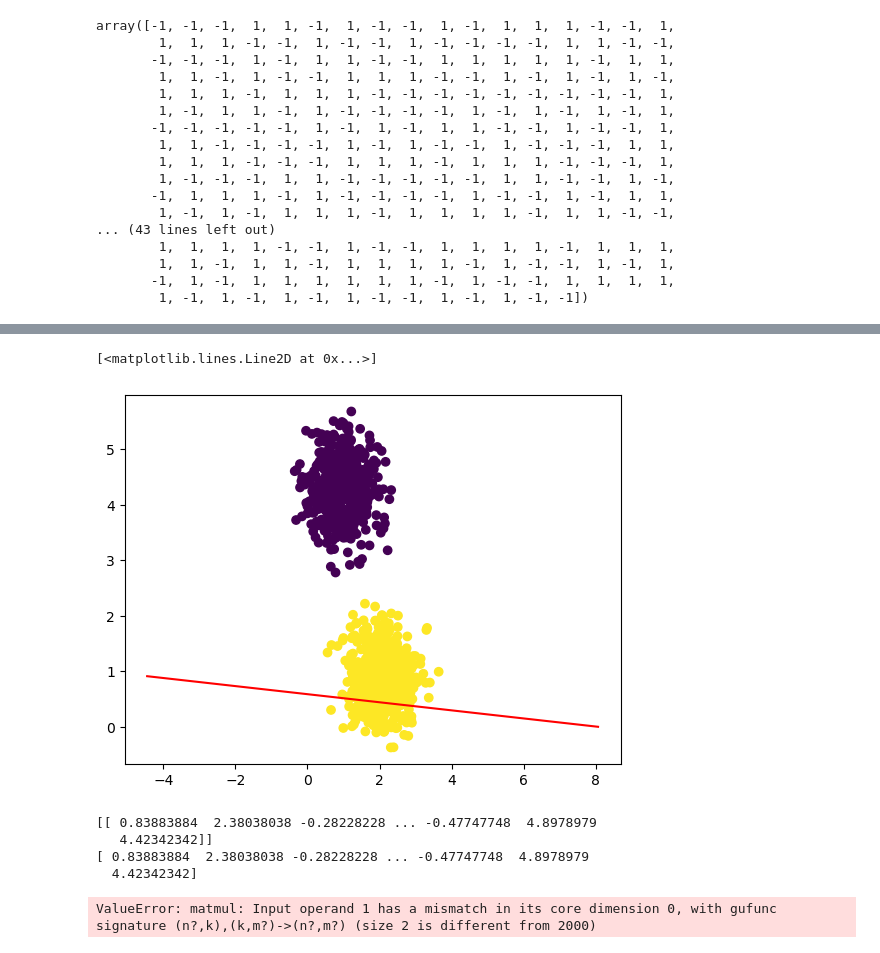
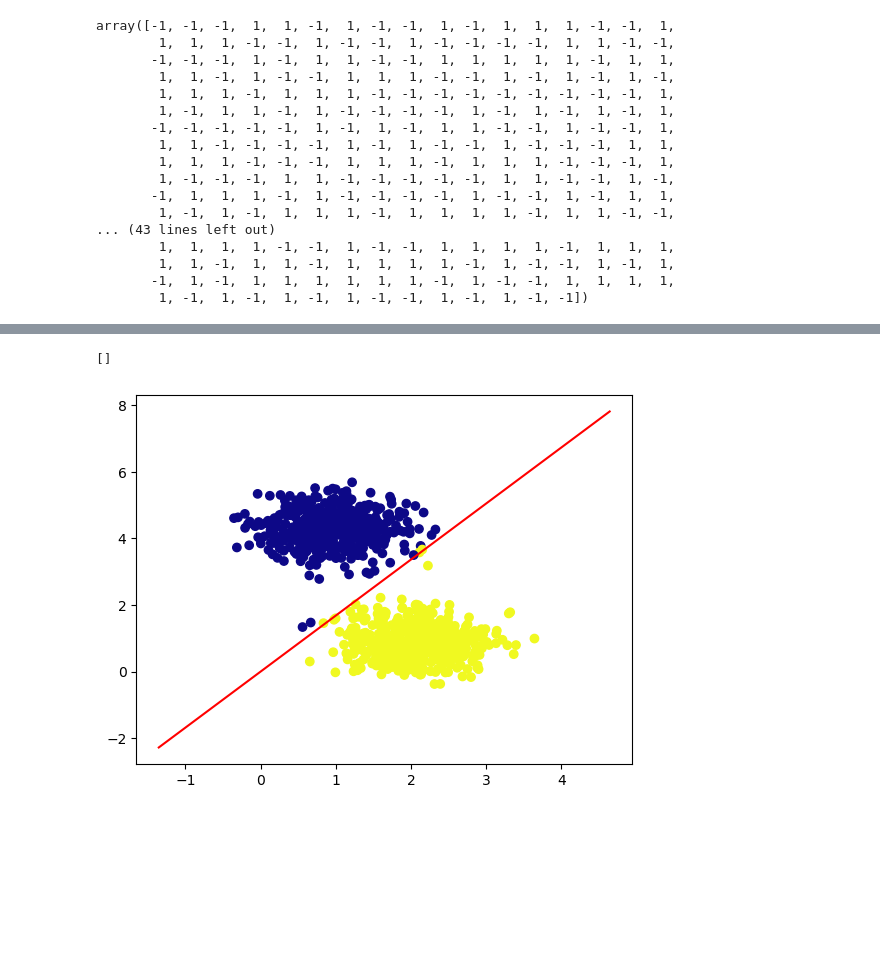
Before and after one commit to prakhar619/OptiML, a Jupyter notebook: Lab2.ipynb, the cells around one changed output, grey strips where cells are left out. Cells and saved outputs as stored; diff of their text form; code cells hidden in the pictures; blank space fills up the shorter version.

```diff
--- a/Lab2.ipynb
+++ b/Lab2.ipynb
@@ -166,9 +166,11 @@ def predict(w,x):
     for i in range(len(x)):
         y_hat_i = 1 if (x[i]@w.T) + b > 0 else -1
         y_hat.append(y_hat_i)
-    return y_hat
+    return np.array(y_hat)
 # %%
-print(w)
-w = train(w,x_1,y_1)
-predict(w,x_1)
+epoch = 1000
+for i in range(epoch):
+    w = train(w,x_1,y_1)
+y_hat = predict(w,x_1)
+y_hat
 # %% [output]
@@ -193,27 +194,12 @@ predict(w,x_1)
-# %%
-colors = y_1*100
-plt.scatter(x_1[:,0],x_1[:,1], c=colors, cmap='viridis')
-plt.plot((w),[0,b], c='red', label='line')
-# %% [output]
-[<matplotlib.lines.Line2D at 0x...>]
-[figure, removed]
-# %%
-x_11 = np.linspace(8,-6,1000)
-np.random.shuffle(x_11)
-x_22 =np.linspace(5,-1,1000)
-np.random.shuffle(x_22)
-x_11 = np.array([x_11])
-x_22 = np.array([x_22])
-l = []
-map = np.concatenate((x_11, x_22), axis=1)
-print(map)
-for i in map:
-    print(i)
-    if abs((i@w.T) + b) < 1e-3:
-        l.append(i)
-# %% [output]
-[[ 0.83883884  2.38038038 -0.28228228 ... -0.47747748  4.8978979
-   4.42342342]]
-[ 0.83883884  2.38038038 -0.28228228 ... -0.47747748  4.8978979
-  4.42342342]
-ValueError: matmul: Input operand 1 has a mismatch in its core dimension 0, with gufunc signature (n?,k),(k,m?)->(n?,m?) (size 2 is different from 2000)
+# %%
+colors = (y_hat+1)*30
+plt.scatter(x_1[:,0],x_1[:,1], c=colors, cmap='plasma')
+
+x_bnd = np.linspace(x_1[:, 0].min() - 1, x_1[:, 0].max() + 1,  500)
+y_bnd = - x_bnd * (w[0] /w[1])
+plt.plot(x_bnd, y_bnd,color='red')
+
+plt.plot()
+# %% [output]
+[]
+[figure, added]
```
Also changed, not shown: parts of 8 cells of this notebook, 2 other files.
